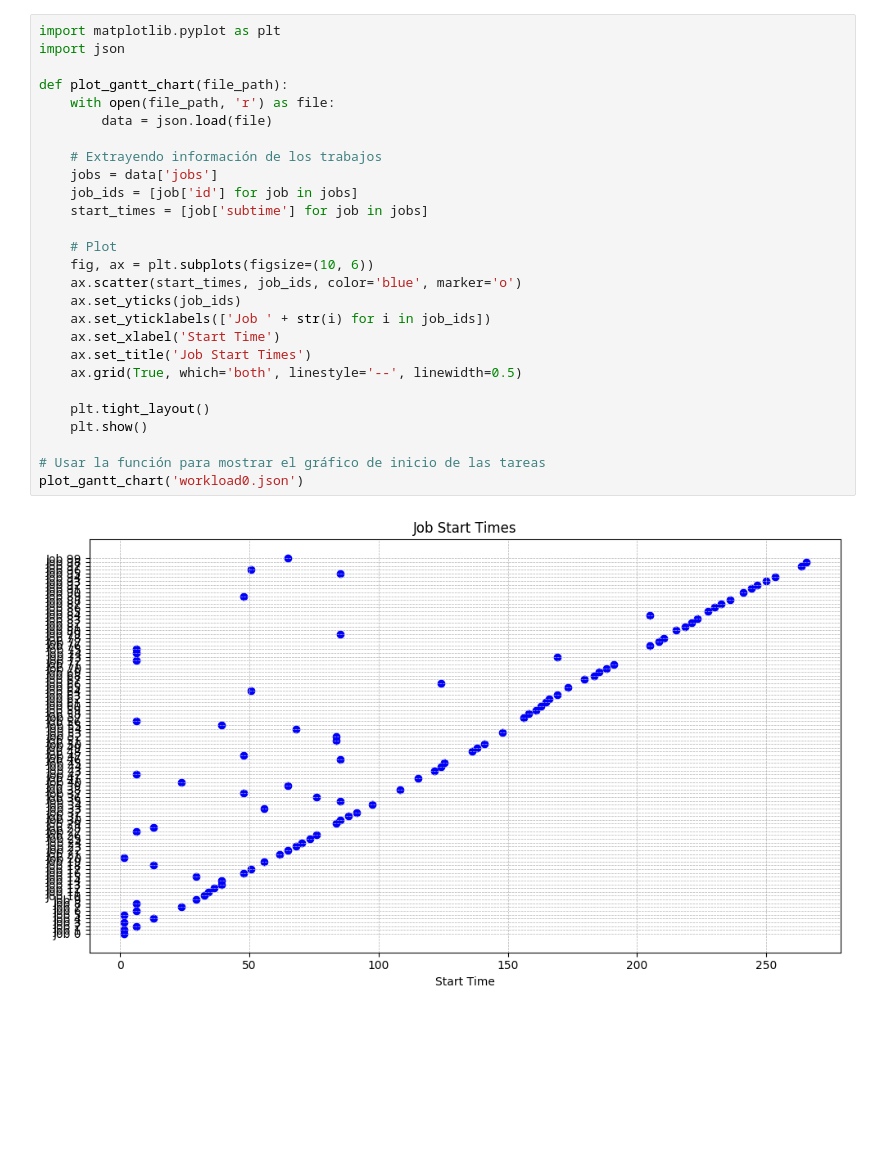
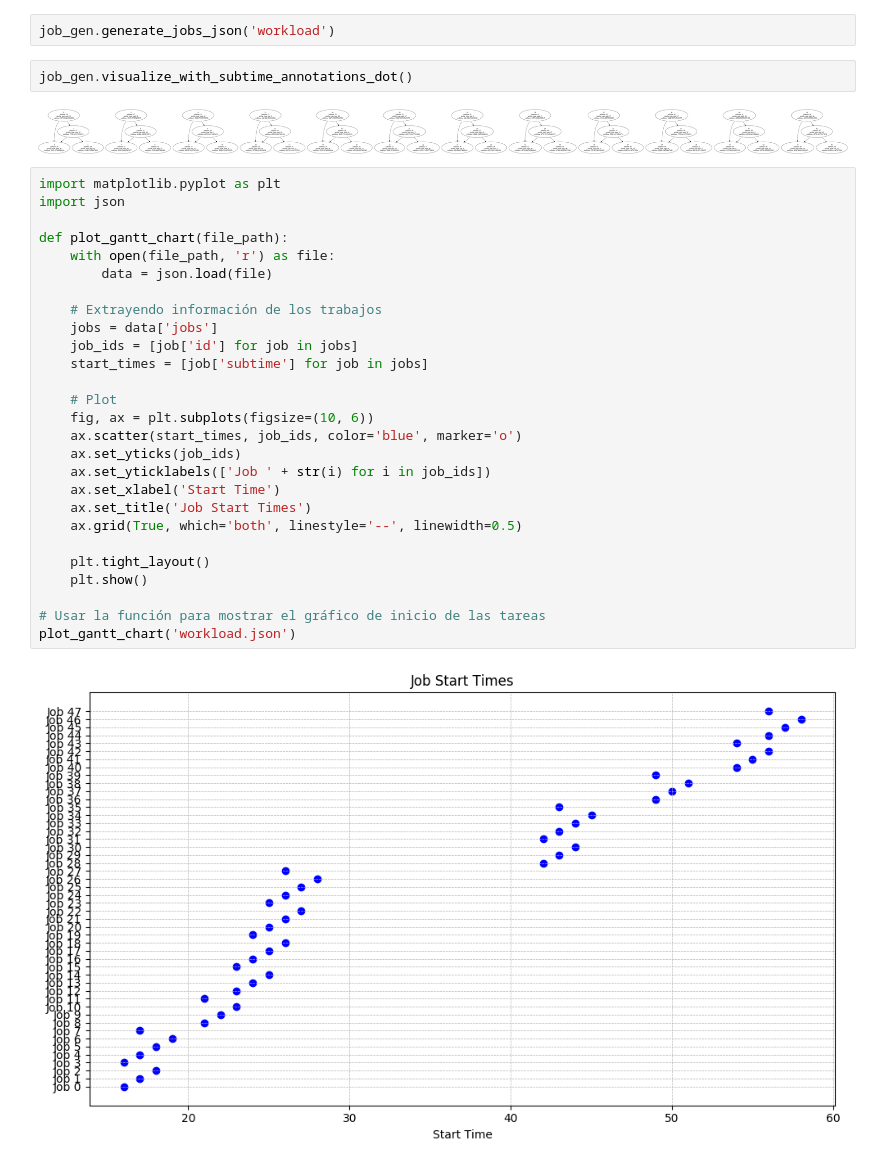
Before and after one commit to Naikelin/sched-sim, a Jupyter notebook: utils/workloads-gen/jobs_gen.ipynb, the cells around one changed output. Saved outputs shown, nothing was run; the diff lists cells and outputs as text; blank space fills up the shorter version.

```diff
--- a/utils/workloads-gen/jobs_gen.ipynb
+++ b/utils/workloads-gen/jobs_gen.ipynb
@@ -213,3 +47,9 @@ generate_jobs_json(job_graph, profiles, "workload0.json")
+# %%
+job_gen.generate_jobs_json('workload')
+# %%
+job_gen.visualize_with_subtime_annotations_dot()
+# %% [output]
+[figure, added]
 # %%
 import matplotlib.pyplot as plt
 import json
@@ -236,9 +76,9 @@ def plot_gantt_chart(file_path):
     plt.show()
 
 # Usar la función para mostrar el gráfico de inicio de las tareas
-plot_gantt_chart('workload0.json')
+plot_gantt_chart('workload.json')
 # %% [output]
-[figure, old version]
+[figure, new version]
 # %%
 import numpy as np
 import matplotlib.pyplot as plt
```
Also changed, not shown: parts of 17 cells of this notebook, 21 other files.
